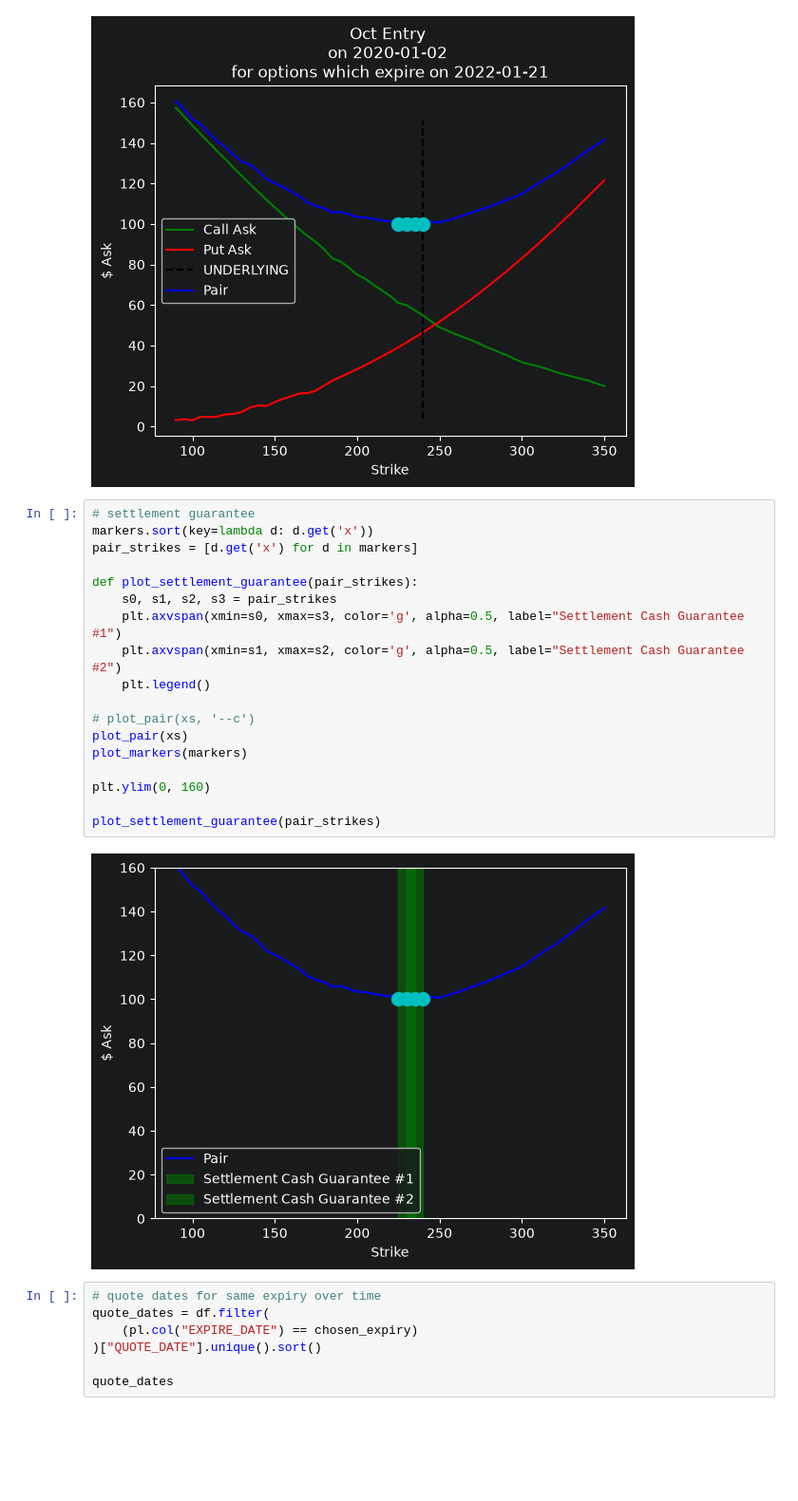
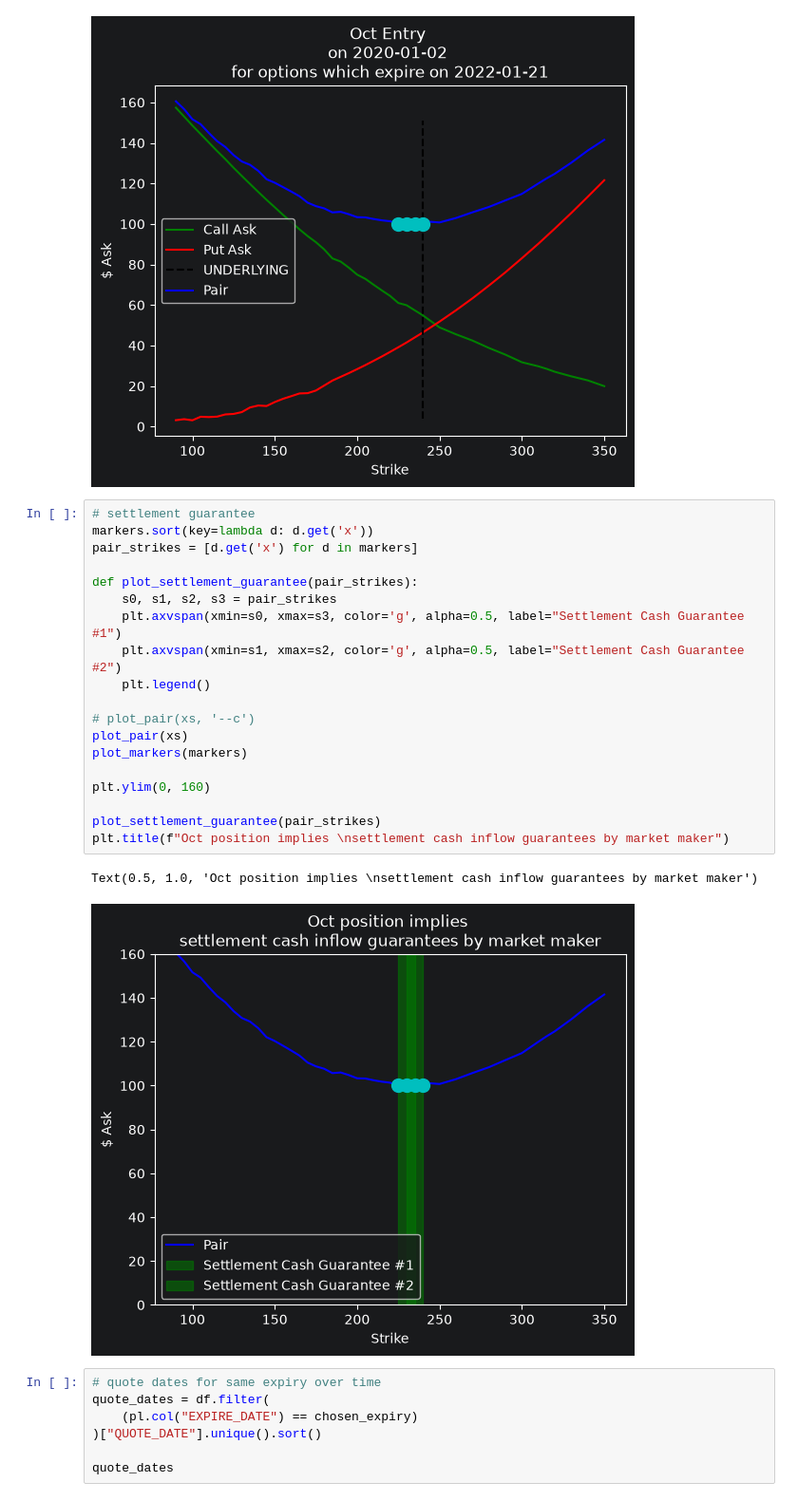
Before and after one commit to wqustudent/madoff, a Jupyter notebook: notebooks/generate_report_images.ipynb, the cells around one changed output. Shown at 95% size. Cells and saved outputs as stored; diff of their text form; blank space fills up the shorter version.

```diff
--- a/notebooks/generate_report_images.ipynb
+++ b/notebooks/generate_report_images.ipynb
@@ -205,23 +205,25 @@ Text(0.5, 1.0, 'Oct Entry \non 2020-01-02 \nfor options which expire on 2022-01-
 # %%
 # settlement guarantee
 markers.sort(key=lambda d: d.get('x'))
 pair_strikes = [d.get('x') for d in markers]
 
 def plot_settlement_guarantee(pair_strikes):
     s0, s1, s2, s3 = pair_strikes
     plt.axvspan(xmin=s0, xmax=s3, color='g', alpha=0.5, label="Settlement Cash Guarantee #1")
     plt.axvspan(xmin=s1, xmax=s2, color='g', alpha=0.5, label="Settlement Cash Guarantee #2")
     plt.legend()
 
 # plot_pair(xs, '--c')
 plot_pair(xs)
 plot_markers(markers)
 
 plt.ylim(0, 160)
 
 plot_settlement_guarantee(pair_strikes)
+plt.title(f"Oct position implies \nsettlement cash inflow guarantees by market maker")
 # %% [output]
+Text(0.5, 1.0, 'Oct position implies \nsettlement cash inflow guarantees by market maker')
-[figure, old version]
+[figure, new version]
 # %%
 # quote dates for same expiry over time
 quote_dates = df.filter(
```
Also changed, not shown: parts of 4 cells of this notebook.
